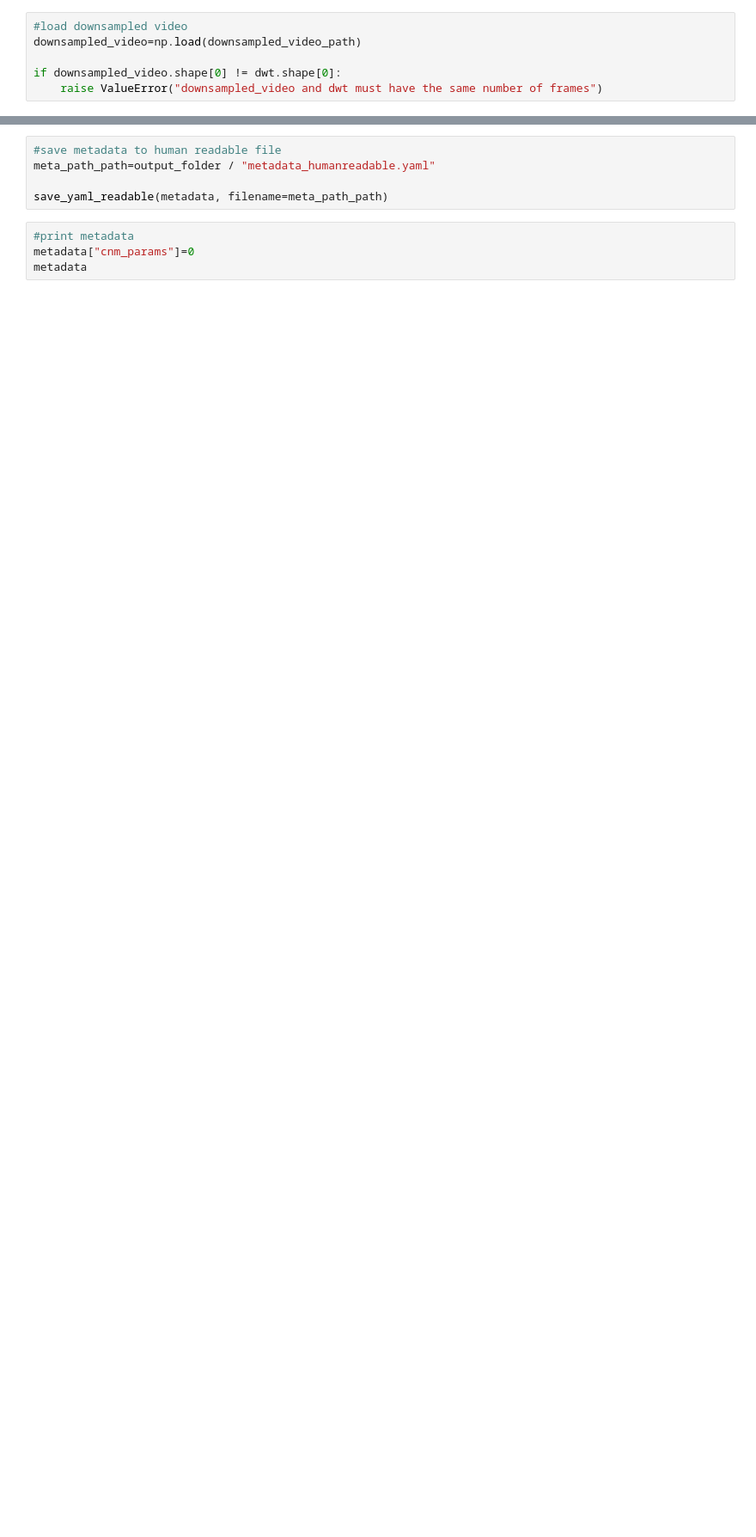
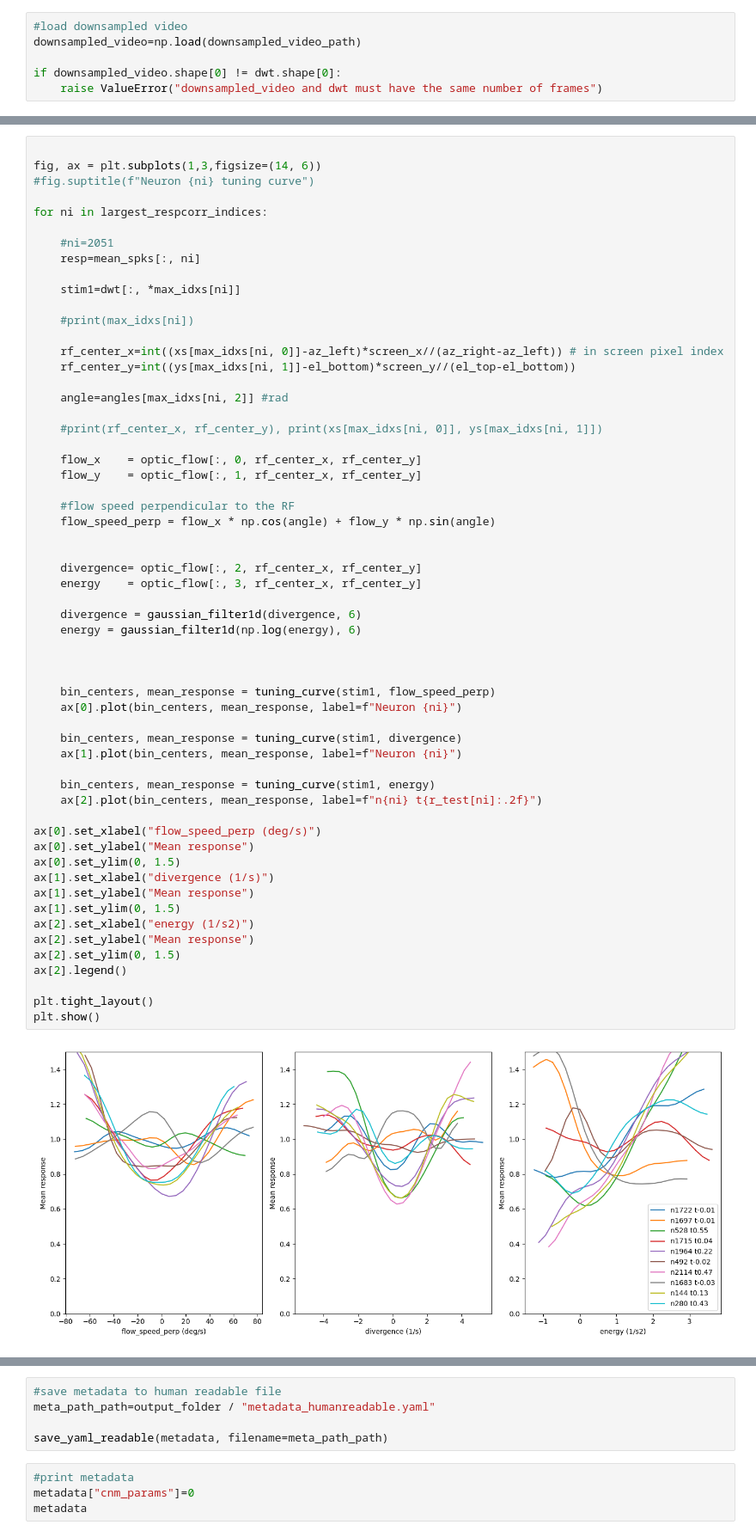
Before and after one commit to katonage/waven2, a Jupyter notebook: waven2/S4_feature_estimation_vS.ipynb, the cells around one changed output, grey strips where cells are left out. Shown at 86% size. Cells and saved outputs as stored; diff of their text form; blank space fills up the shorter version.

```diff
--- a/waven2/S4_feature_estimation_vS.ipynb
+++ b/waven2/S4_feature_estimation_vS.ipynb
@@ -947,0 +1055,60 @@ Neuron 0 max RF value: 0.154 at index (5, 6, 2, 3, 2, 4), respcorr: 0.080
+# %%
+
+fig, ax = plt.subplots(1,3,figsize=(14, 6))
+#fig.suptitle(f"Neuron {ni} tuning curve")
+
+for ni in largest_respcorr_indices:
+
+    #ni=2051
+    resp=mean_spks[:, ni]
+
+    stim1=dwt[:, *max_idxs[ni]]
+
+    #print(max_idxs[ni])
+
+    rf_center_x=int((xs[max_idxs[ni, 0]]-az_left)*screen_x//(az_right-az_left)) # in screen pixel index
+    rf_center_y=int((ys[max_idxs[ni, 1]]-el_bottom)*screen_y//(el_top-el_bottom))
+
+    angle=angles[max_idxs[ni, 2]] #rad
+
+    #print(rf_center_x, rf_center_y), print(xs[max_idxs[ni, 0]], ys[max_idxs[ni, 1]])
+
+    flow_x    = optic_flow[:, 0, rf_center_x, rf_center_y]
+    flow_y    = optic_flow[:, 1, rf_center_x, rf_center_y]
+
+    #flow speed perpendicular to the RF
+    flow_speed_perp = flow_x * np.cos(angle) + flow_y * np.sin(angle)
+
+
+    divergence= optic_flow[:, 2, rf_center_x, rf_center_y]
+    energy    = optic_flow[:, 3, rf_center_x, rf_center_y]
+
+    divergence = gaussian_filter1d(divergence, 6)
+    energy = gaussian_filter1d(np.log(energy), 6)
+
+
+
+    bin_centers, mean_response = tuning_curve(stim1, flow_speed_perp)
+    ax[0].plot(bin_centers, mean_response, label=f"Neuron {ni}")
+
+    bin_centers, mean_response = tuning_curve(stim1, divergence)
+    ax[1].plot(bin_centers, mean_response, label=f"Neuron {ni}")
+
+    bin_centers, mean_response = tuning_curve(stim1, energy)
+    ax[2].plot(bin_centers, mean_response, label=f"n{ni} t{r_test[ni]:.2f}")
+
+ax[0].set_xlabel("flow_speed_perp (deg/s)")
+ax[0].set_ylabel("Mean response")
+ax[0].set_ylim(0, 1.5)
+ax[1].set_xlabel("divergence (1/s)")
+ax[1].set_ylabel("Mean response")
+ax[1].set_ylim(0, 1.5)
+ax[2].set_xlabel("energy (1/s2)")
+ax[2].set_ylabel("Mean response")
+ax[2].set_ylim(0, 1.5)
+ax[2].legend()
+
+plt.tight_layout()
+plt.show()
+# %% [output]
+[figure, added]
```
Also changed, not shown: parts of 40 cells of this notebook, 7 other files.
